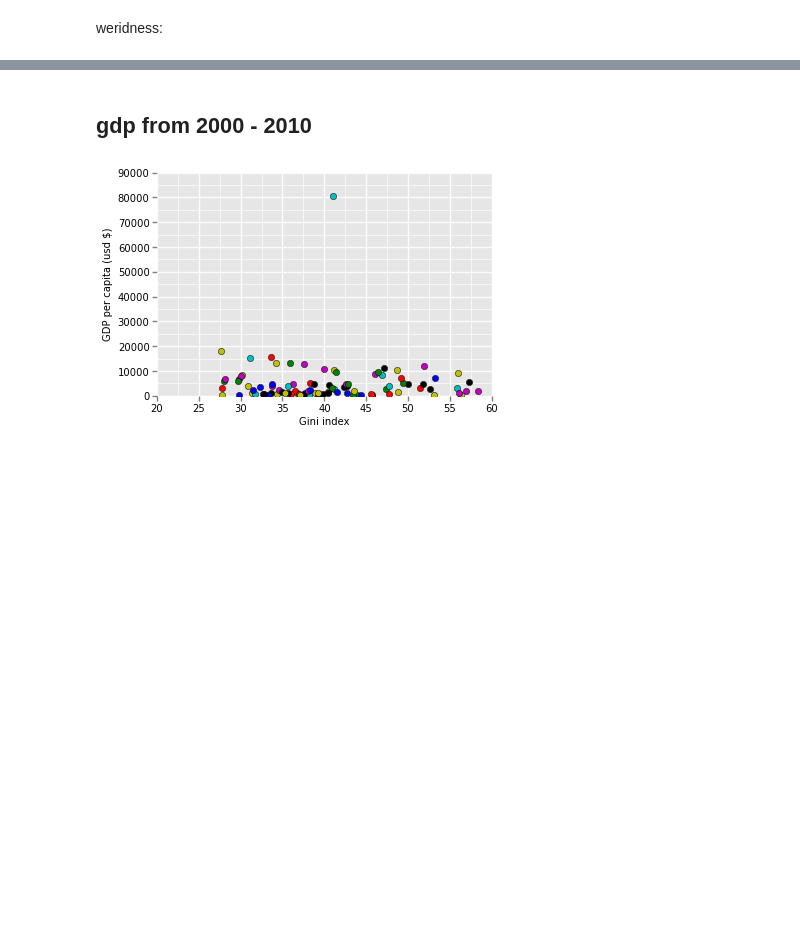
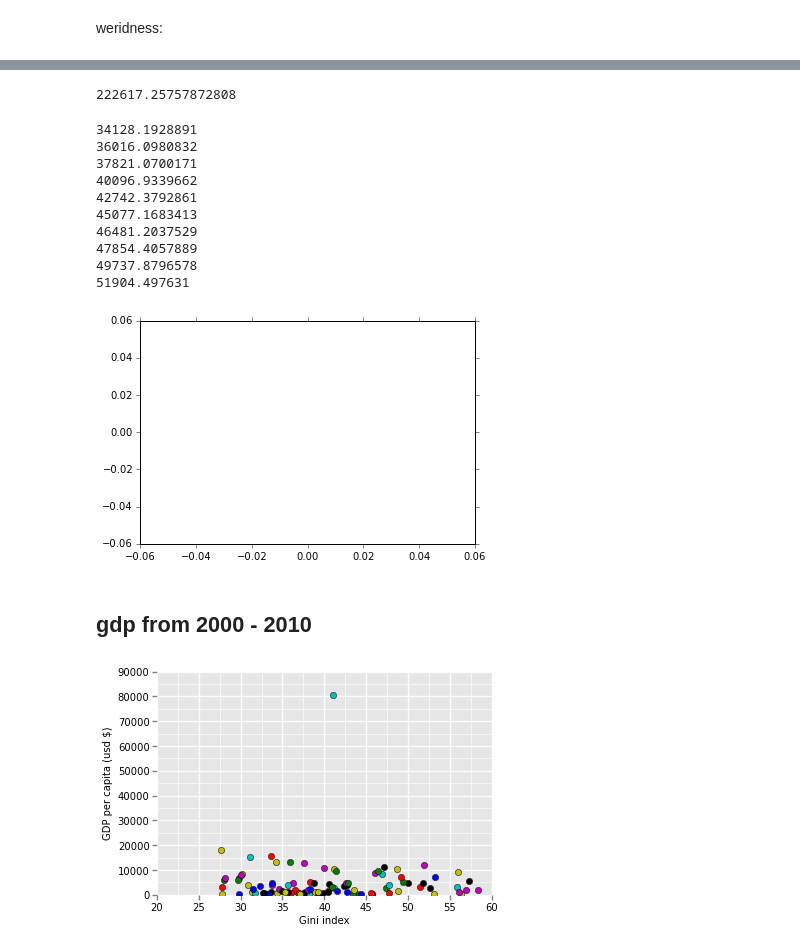
Before and after one commit to giulioungaretti/stats2013, a Jupyter notebook: Project2/data-giulio.ipynb, the cells around one changed output, grey strips where cells are left out. Cells and saved outputs as stored; diff of their text form; code cells hidden in the pictures; blank space fills up the shorter version.

```diff
--- a/Project2/data-giulio.ipynb
+++ b/Project2/data-giulio.ipynb
@@ -146,7 +147,7 @@ for t_low, t_high in zip(years_low, years_h):
 # %% [markdown]
 filter over gdp growht (poor vs rich ?)
 # %%
-def  see_the_truth(ylow,yhihg,step,treshold,condition,bins=8):
+def  see_the_truth(ylow,yhihg,step,treshold,condition,bins=8,data=data):
     '''
     allowed condition are ge, and le (for Greater Equal and Less Equal).
     set the bin to a reasonalbe numer.
@@ -218,3 +288,47 @@ for name_1 in gdp_filtered.columns:
+# %%
+def  see_the_truth(ylow,yhihg,step,bins=8,data=data,country='United States'):
+    '''
+    allowed condition are ge, and le (for Greater Equal and Less Equal).
+    set the bin to a reasonalbe numer.
+    '''
+    colors = ['#348ABD','#A60628', '#7A68A6', '#467821', '#D55E00',  '#CC79A7', '#56B4E9', '#009E73', '#F0E442', '#0072B2' ]
+    step = int(step)
+    ylow =  int(ylow)
+    yhihg = int(yhihg)
+    years_low = range(ylow-step,yhihg,step)
+    years_h = range(ylow,yhihg+step,step)
+    fig,ax = subplots()
+#     tresh = float(treshold)
+    for t_low, t_high, c in zip(years_low, years_h,colors):
+        DT = t_high - t_low
+        gini_filtered = gini[(gini.index >= t_low) & (gini.index <= t_high )]
+        gdp_filtered = gdp[(gdp.index >= t_low) & (gdp.index <= t_high )]
+        gdp_filtered_sum = (gdp_filtered.dropna(how='all')).sum() / DT
+        gini_filtered_avg =  gini_filtered.mean()
+        gdp_filtered_sum = (pd.DataFrame(data=gdp_filtered_sum, columns=['GDP_sum']))
+        gini_filtered_avg = (pd.DataFrame(data=gini_filtered_avg, columns=['Gini']))
+        data  = pd.merge(gdp_filtered_sum,gini_filtered_avg,left_index=True,right_index=True)
+#         data = data.dropna()
+        print data.GDP_sum['United States']
+        ax.plot(data.Gini['United States'],data.GDP_sum['United States'] ,'o')
+# %%
+data.GDP_sum['United States']
+# %% [output]
+222617.25757872808
+# %%
+see_the_truth(1985,2010,1)
+# %% [output]
+34128.1928891
+36016.0980832
+37821.0700171
+40096.9339662
+42742.3792861
+45077.1683413
+46481.2037529
+47854.4057889
+49737.8796578
+51904.497631
+[figure, added]
 # %% [markdown]
 ## gdp from 2000 - 2010
 # %%
```
Also changed, not shown: parts of 14 cells of this notebook, 1 other file.
